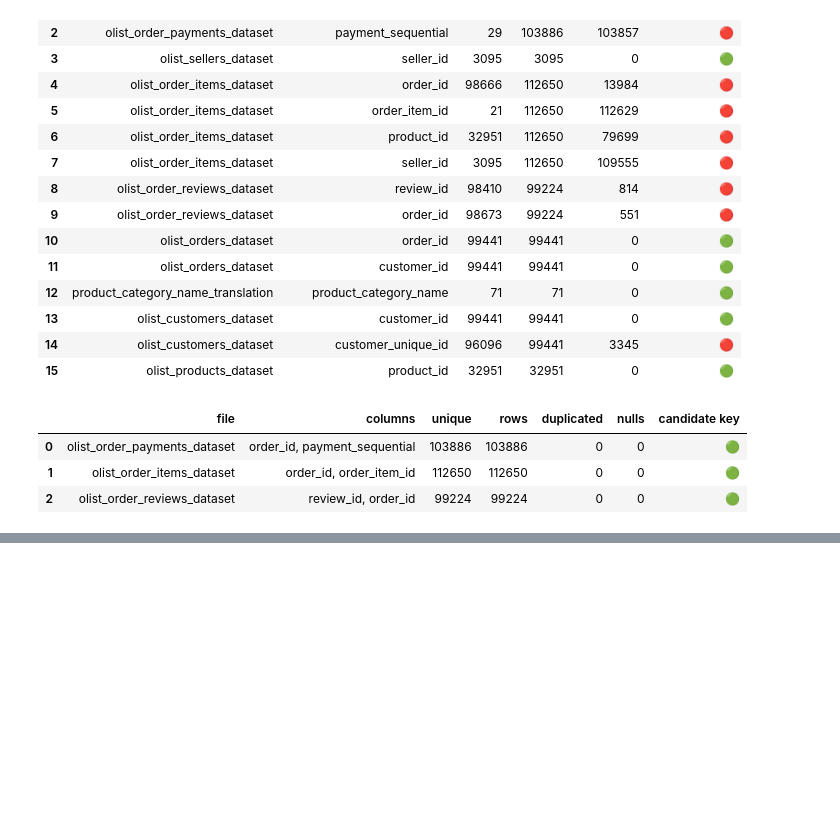
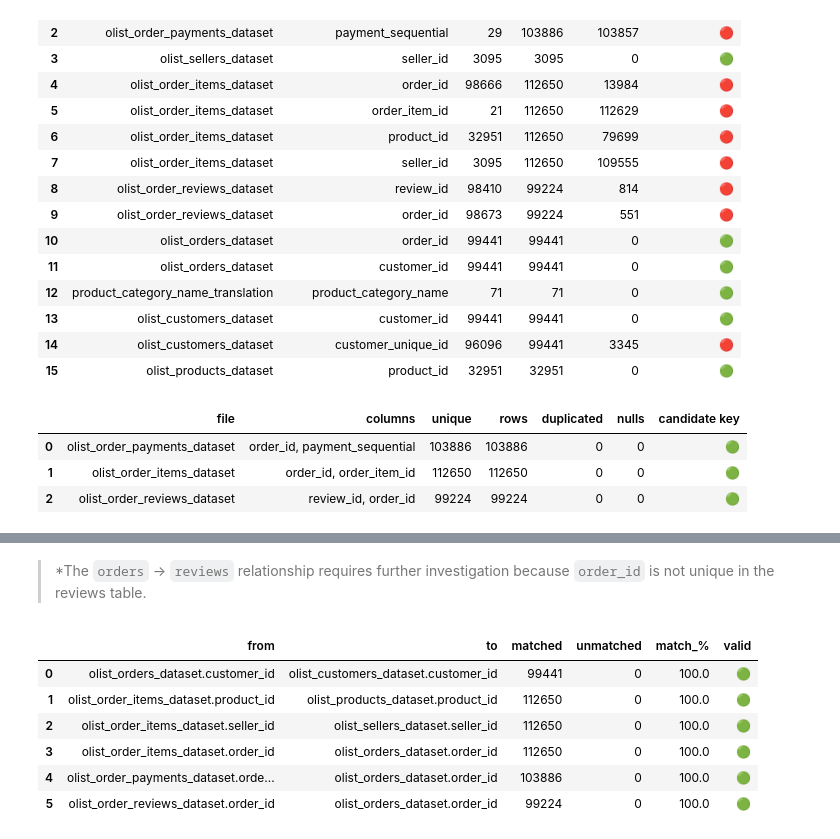
Before and after one commit to Hna2005/ecommerce-operations-analysis, a Jupyter notebook: notebooks/01-data-audit.ipynb, the cells around one changed output, grey strips where cells are left out. Drawn from its saved outputs; the diff is of its cells as text; code cells hidden in the pictures; blank space fills up the shorter version.

```diff
--- a/notebooks/01-data-audit.ipynb
+++ b/notebooks/01-data-audit.ipynb
@@ -176,0 +203,42 @@ composite_key
+# %% [markdown]
+> *The `orders` → `reviews` relationship requires further investigation because `order_id` is not unique in the reviews table.
+# %%
+# Define relationships to validate: (child_table, child_col, parent_table, parent_col)
+relationships = [
+    ("olist_orders_dataset",         "customer_id", "olist_customers_dataset",  "customer_id"),
+    ("olist_order_items_dataset",    "product_id",  "olist_products_dataset",   "product_id"),
+    ("olist_order_items_dataset",    "seller_id",   "olist_sellers_dataset",    "seller_id"),
+    ("olist_order_items_dataset",    "order_id",    "olist_orders_dataset",     "order_id"),
+    ("olist_order_payments_dataset", "order_id",    "olist_orders_dataset",     "order_id"),
+    ("olist_order_reviews_dataset",  "order_id",    "olist_orders_dataset",     "order_id"),
+]
+
+def validate_relationships(datasets, relationships):
+    rows = []
+    for child, child_col, parent, parent_col in relationships:
+        if child not in datasets or parent not in datasets:
+            continue
+        c, p = datasets[child], datasets[parent]
+        if child_col not in c.columns or parent_col not in p.columns:
+            continue
+        matched   = c[child_col].isin(p[parent_col]).sum()
+        unmatched = len(c) - matched
+        rows.append({
+            "from": f"{child}.{child_col}",
+            "to":   f"{parent}.{parent_col}",
+            "matched": matched,
+            "unmatched": unmatched,
+            "match_%": round(matched / len(c) * 100, 2) if len(c) else 0,
+            "valid": "🟢" if unmatched == 0 else "🔴",
+        })
+    return pd.DataFrame(rows)
+
+validate_relationships(datasets, relationships)
+# %% [output]
+|  | from | to | matched | unmatched | match_% | valid |
+| 0 | olist_orders_dataset.customer_id | olist_customers_dataset.customer_id | 99441 | 0 | 100.0 | 🟢 |
+| 1 | olist_order_items_dataset.product_id | olist_products_dataset.product_id | 112650 | 0 | 100.0 | 🟢 |
+| 2 | olist_order_items_dataset.seller_id | olist_sellers_dataset.seller_id | 112650 | 0 | 100.0 | 🟢 |
+| 3 | olist_order_items_dataset.order_id | olist_orders_dataset.order_id | 112650 | 0 | 100.0 | 🟢 |
+| 4 | olist_order_payments_dataset.orde... | olist_orders_dataset.order_id | 103886 | 0 | 100.0 | 🟢 |
+| 5 | olist_order_reviews_dataset.order_id | olist_orders_dataset.order_id | 99224 | 0 | 100.0 | 🟢 |
```
Also changed, not shown: parts of 22 cells of this notebook.
